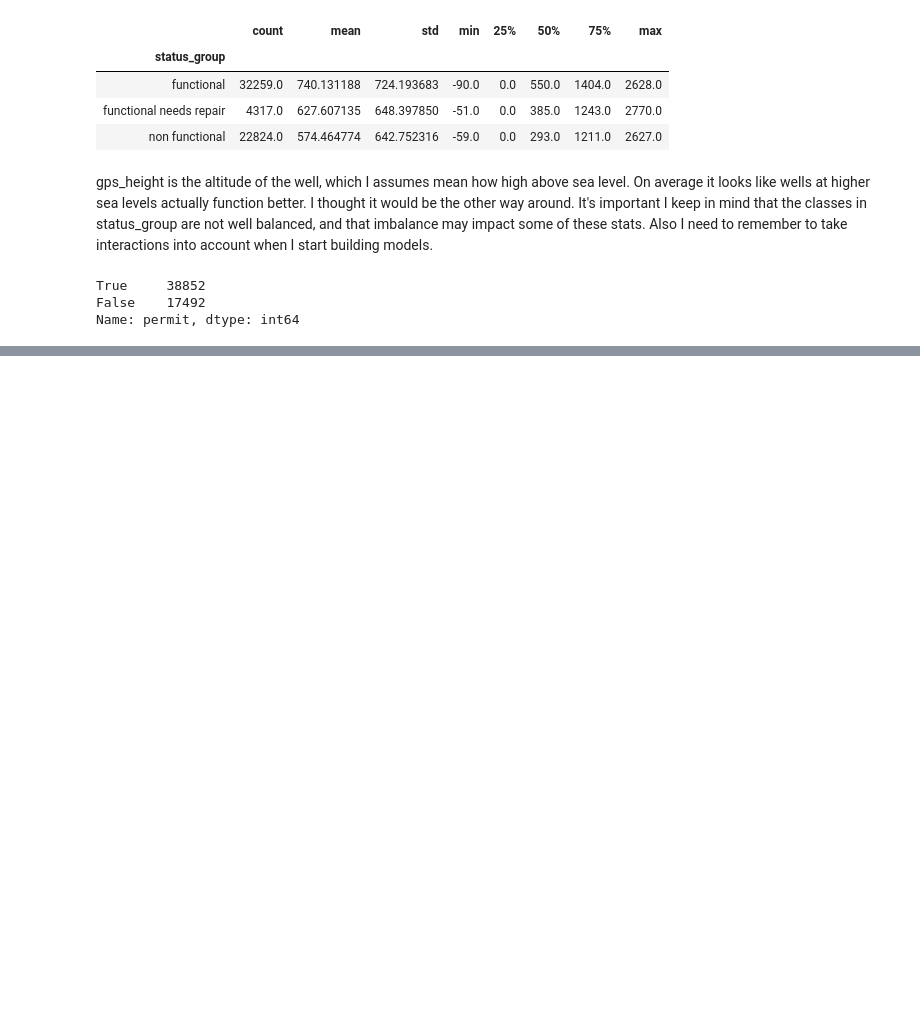
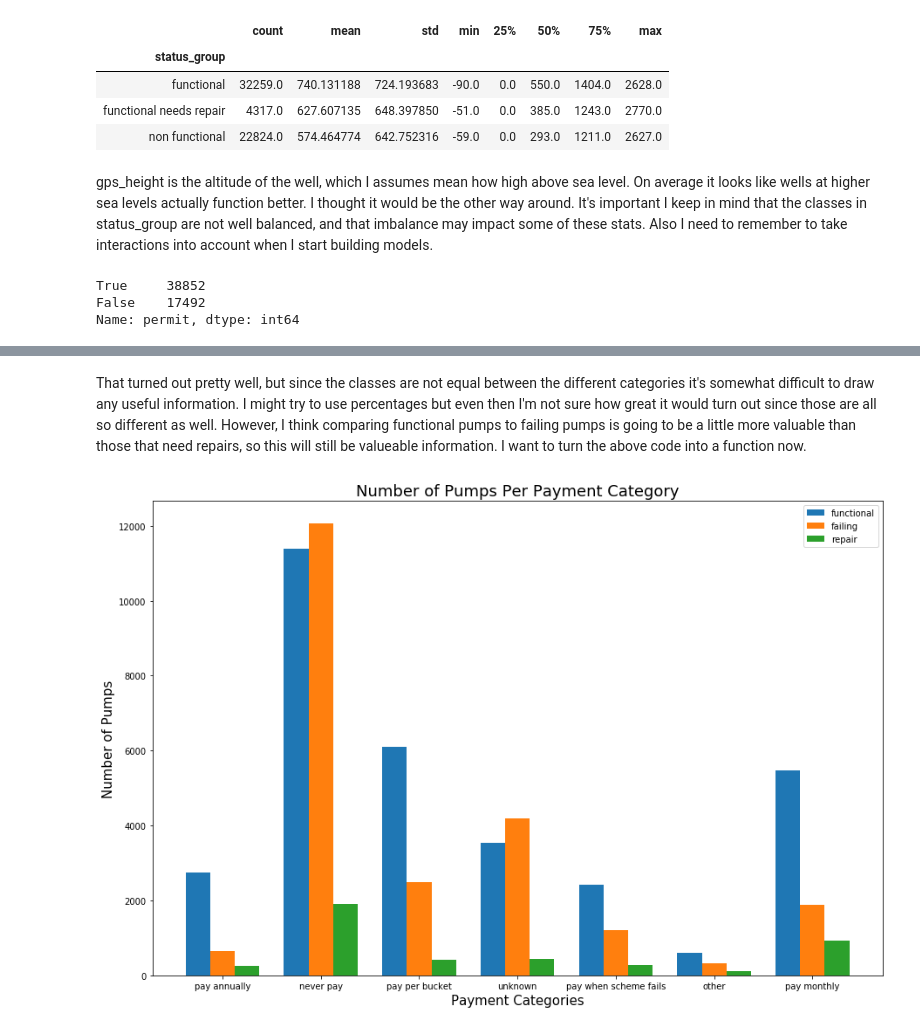
Before and after one commit to mattcarr17/mod_3_flatiron_project, a Jupyter notebook: notebooks/exploratory/01_mc_exploratory.ipynb, the cells around one changed output, grey strips where cells are left out. Drawn from its saved outputs; the diff is of its cells as text; code cells hidden in the pictures; blank space fills up the shorter version.

```diff
--- a/notebooks/exploratory/01_mc_exploratory.ipynb
+++ b/notebooks/exploratory/01_mc_exploratory.ipynb
@@ -374,0 +595,3 @@ Name: permit, dtype: int64
+# %%
+new_df = cat_df(df, 'basin')
+new_df
@@ -374,0 +657,27 @@ Name: permit, dtype: int64
+# %% [markdown]
+That turned out pretty well, but since the classes are not equal between the different categories it's somewhat difficult to draw any useful information. I might try to use percentages but even then I'm not sure how great it would turn out since those are all so different as well. However, I think comparing functional pumps to failing pumps is going to be a little more valuable than those that need repairs, so this will still be valueable information. I want to turn the above code into a function now.
+# %%
+def plot_category(df, category):
+    new_df = cat_df(df, category)
+
+    fig, ax = plt.subplots(figsize=(15, 10))
+
+    x_labels = new_df.columns
+    y = new_df.values
+    width = .25
+    x1 = np.arange(len(y[0]))
+    x2 = [x + width for x in x1]
+    x3 = [x + width for x in x2]
+    labels = new_df.index
+    ax.bar(x1, y[0], label=labels[0], width=width)
+    ax.bar(x2, y[1], label=labels[1], width=width)
+    ax.bar(x3, y[2], label=labels[2], width=width)
+    ax.set_title('Number of Pumps Per {} Category'.format(category.title()), fontsize=18)
+    ax.set_ylabel('Number of Pumps', fontsize=15)
+    ax.set_xlabel('{} Categories'.format(category.title()), fontsize=15)
+    plt.xticks([r + width for r in range(len(y[0]))], x_labels)
+    plt.legend()
+# %%
+plot_category(df, 'payment')
+# %% [output]
+[figure, added]
```
Also changed, not shown: parts of 56 cells of this notebook.
